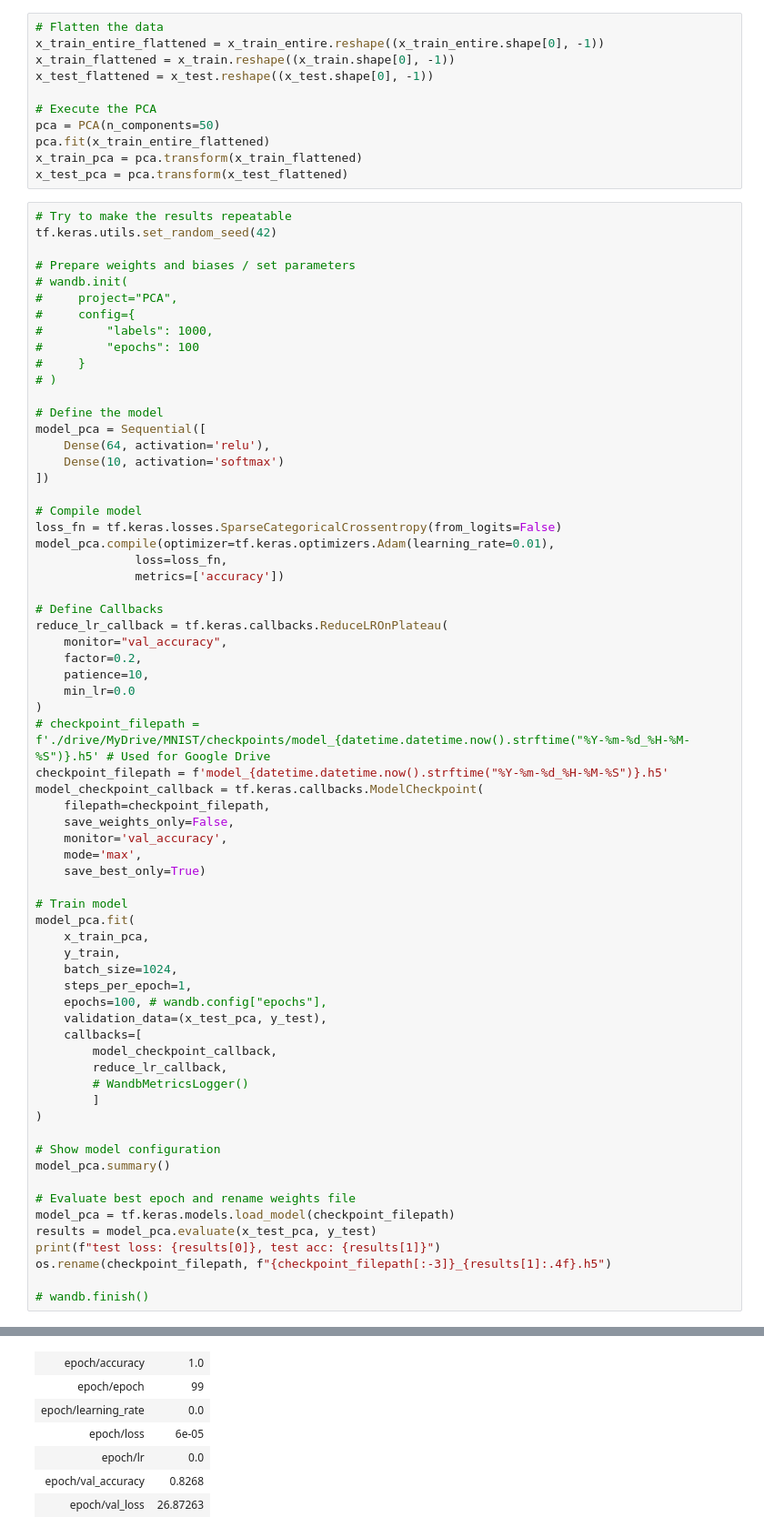
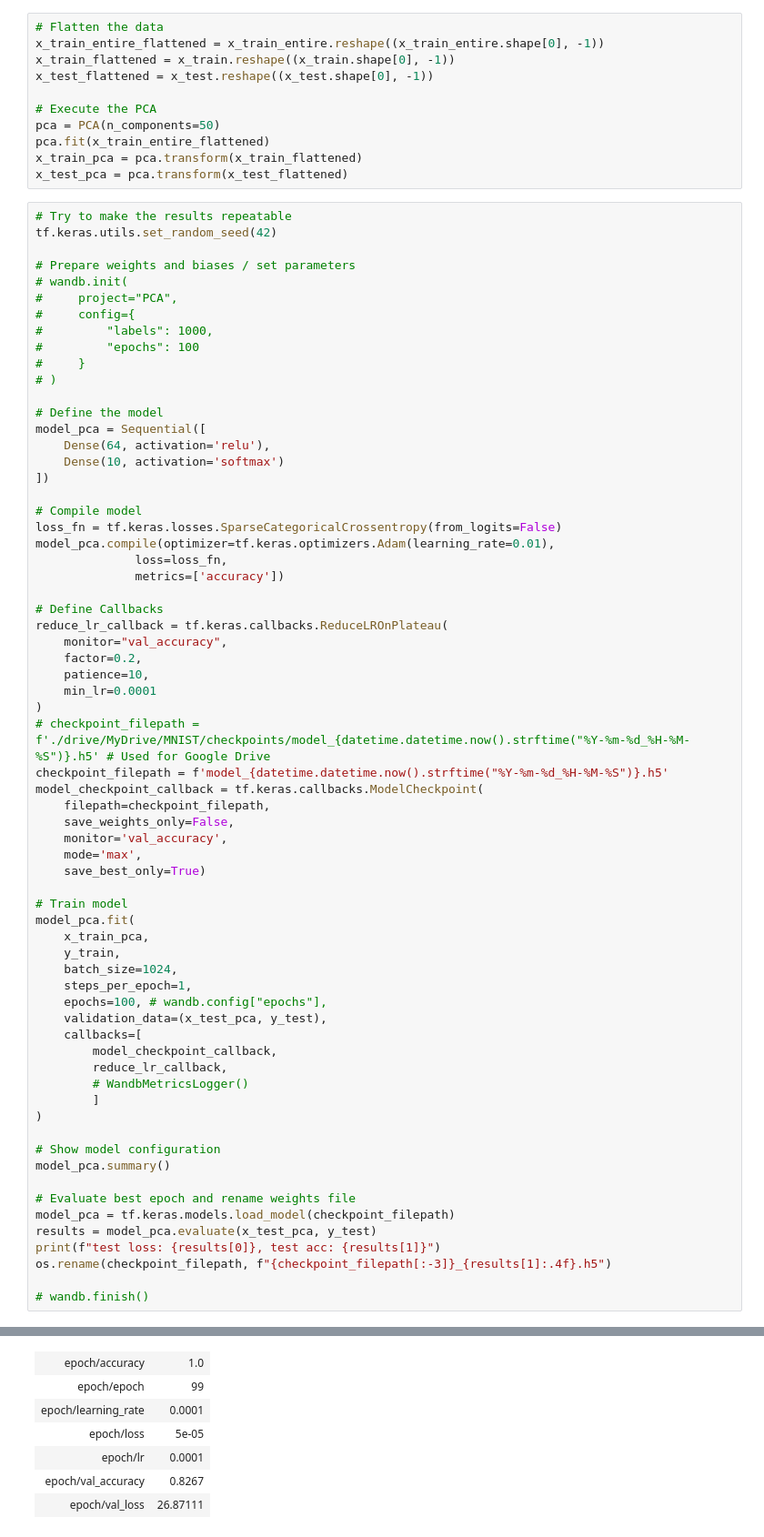
Before and after one commit to SimonBall1/Digitale-Bildverarbeitung, a Jupyter notebook: SimonsKampfmitKI.ipynb, the cells around one changed output, grey strips where cells are left out. Shown at 91% size. Saved outputs shown, nothing was run; the diff lists cells and outputs as text.

```diff
--- a/SimonsKampfmitKI.ipynb
+++ b/SimonsKampfmitKI.ipynb
@@ -288,7 +292,7 @@ reduce_lr_callback = tf.keras.callbacks.ReduceLROnPlateau(
     monitor="val_accuracy",
     factor=0.2,
     patience=10,
-    min_lr=0.0
+    min_lr=0.0001
 )
 # checkpoint_filepath = f'./drive/MyDrive/MNIST/checkpoints/model_{datetime.datetime.now().strftime("%Y-%m-%d_%H-%M-%S")}.h5' # Used for Google Drive
 checkpoint_filepath = f'model_{datetime.datetime.now().strftime("%Y-%m-%d_%H-%M-%S")}.h5'
@@ -355,16 +359,16 @@ test loss: 25.56135368347168, test acc: 0.8335999846458435
 Run history:
 | epoch/accuracy | ▁▃▆▇▇▇▇██████████████████████████... |
 | epoch/epoch | ▁▁▁▁▂▂▂▂▂▃▃▃▃▃▃▄▄▄▄▄▅▅▅▅▅▅▆▆▆▆▆▇▇... |
 | epoch/learning_rate | ███████████████▂▂▂▂▁▁▁▁▁▁▁▁▁▁▁▁▁▁... |
 | epoch/loss | █▃▂▁▁▁▁▁▁▁▁▁▁▁▁▁▁▁▁▁▁▁▁▁▁▁▁▁▁▁▁▁▁... |
 | epoch/lr | ████████████████▂▂▂▂▁▁▁▁▁▁▁▁▁▁▁▁▁... |
 | epoch/val_accuracy | ▁▄▇▇█████████████████████████████... |
 | epoch/val_loss | █▄▂▁▁▁▁▁▁▁▁▁▁▁▁▁▁▁▁▁▁▁▁▁▁▁▁▁▁▁▁▁▁... |
 Run summary:
 | epoch/accuracy | 1.0 |
 | epoch/epoch | 99 |
-| epoch/learning_rate | 0.0 |
-| epoch/loss | 6e-05 |
-| epoch/lr | 0.0 |
-| epoch/val_accuracy | 0.8268 |
-| epoch/val_loss | 26.87263 |
+| epoch/learning_rate | 0.0001 |
+| epoch/loss | 5e-05 |
+| epoch/lr | 0.0001 |
+| epoch/val_accuracy | 0.8267 |
+| epoch/val_loss | 26.87111 |
```
Also changed, not shown: parts of 17 cells of this notebook.
